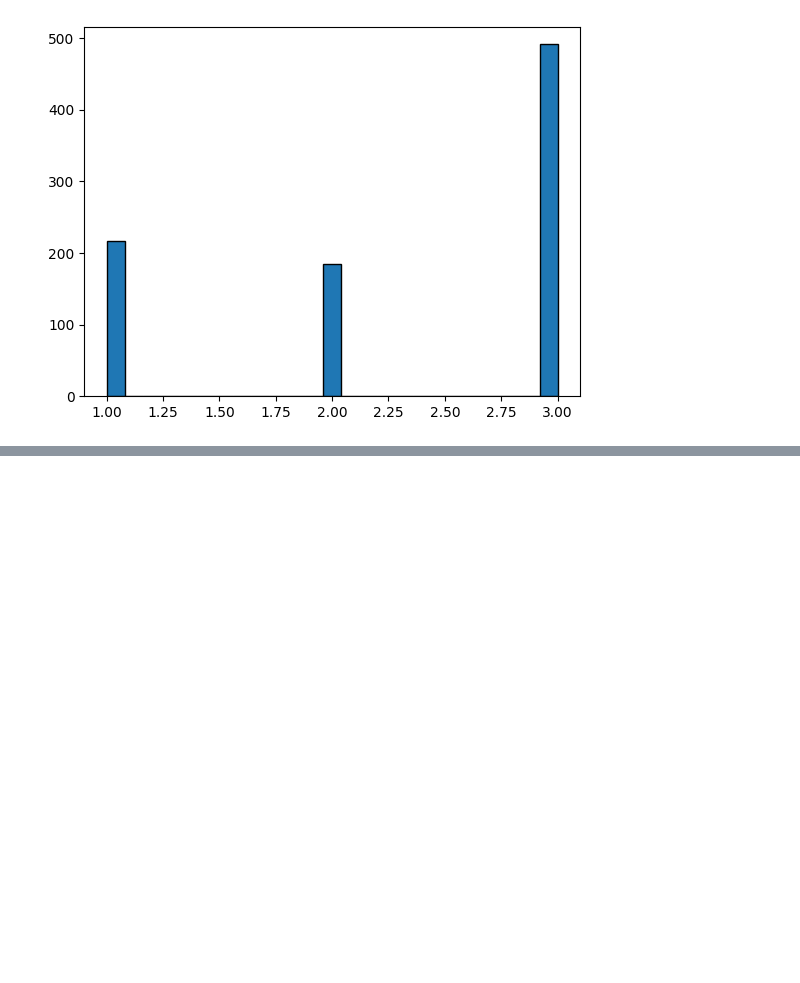
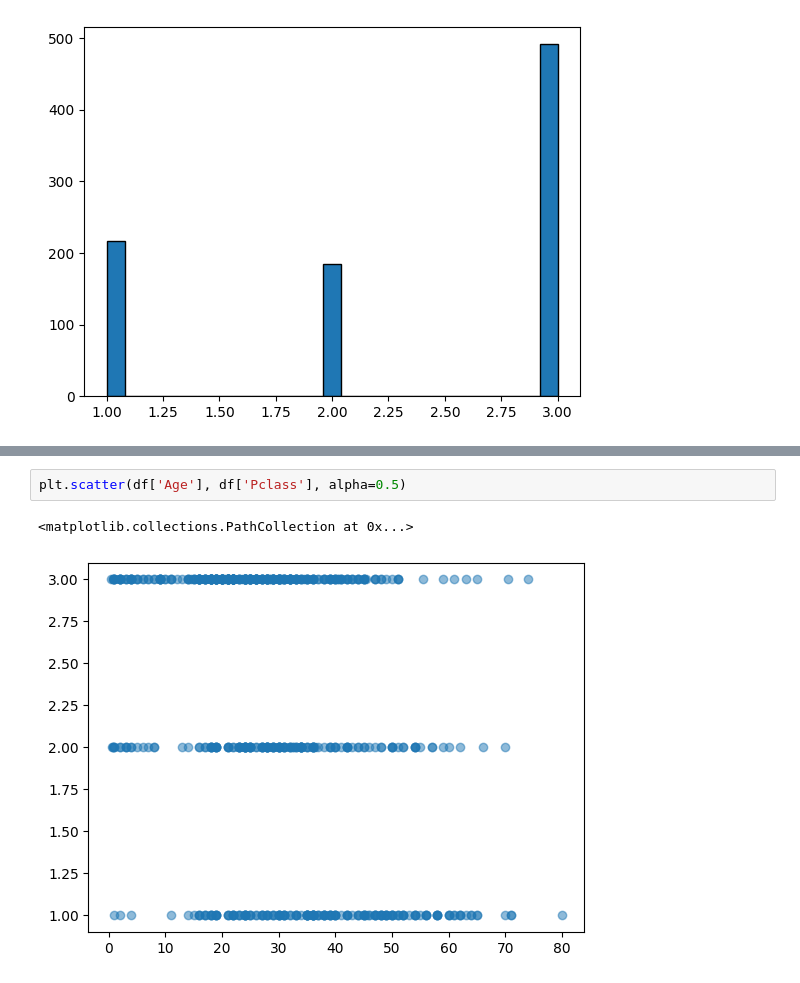
Before and after one commit to Vinyl329/error, a Jupyter notebook: Добро_пожаловать_в_Colaboratory!.ipynb, the cells around one changed output, grey strips where cells are left out. Drawn from its saved outputs; the diff is of its cells as text; blank space fills up the shorter version.

```diff
--- a/Добро_пожаловать_в_Colaboratory!.ipynb
+++ b/Добро_пожаловать_в_Colaboratory!.ipynb
@@ -126,3 +131,8 @@ plt.hist(df['Pclass'], edgecolor = 'black', bins = 25)
 px.histogram(df, x="Pclass", nbins = 25)
 # %% [output]
 [interactive output not drawn]
+# %%
+plt.scatter(df['Age'], df['Pclass'], alpha=0.5)
+# %% [output]
+<matplotlib.collections.PathCollection at 0x...>
+[figure, added]
```
Also changed, not shown: parts of 7 cells of this notebook.
